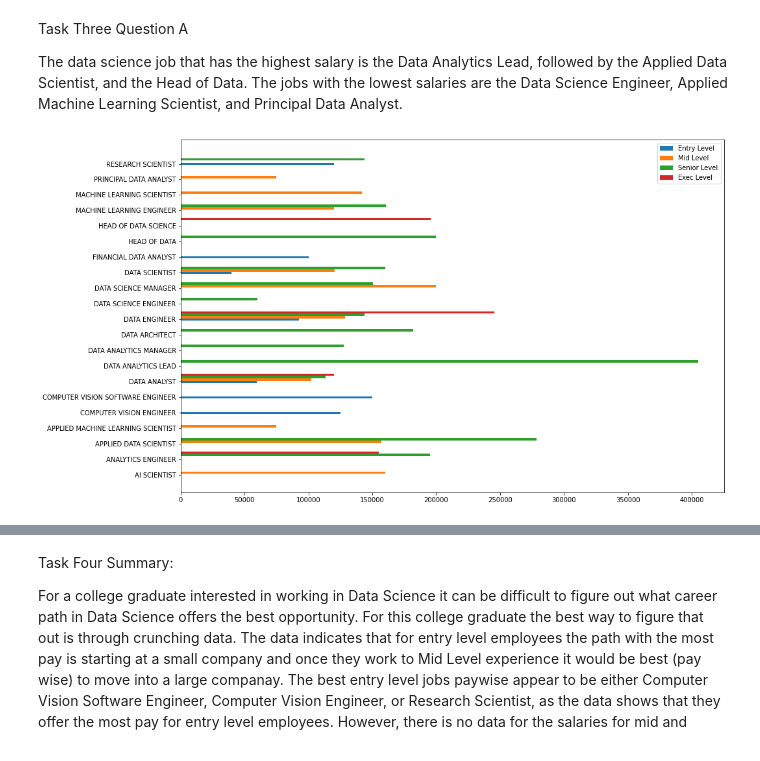
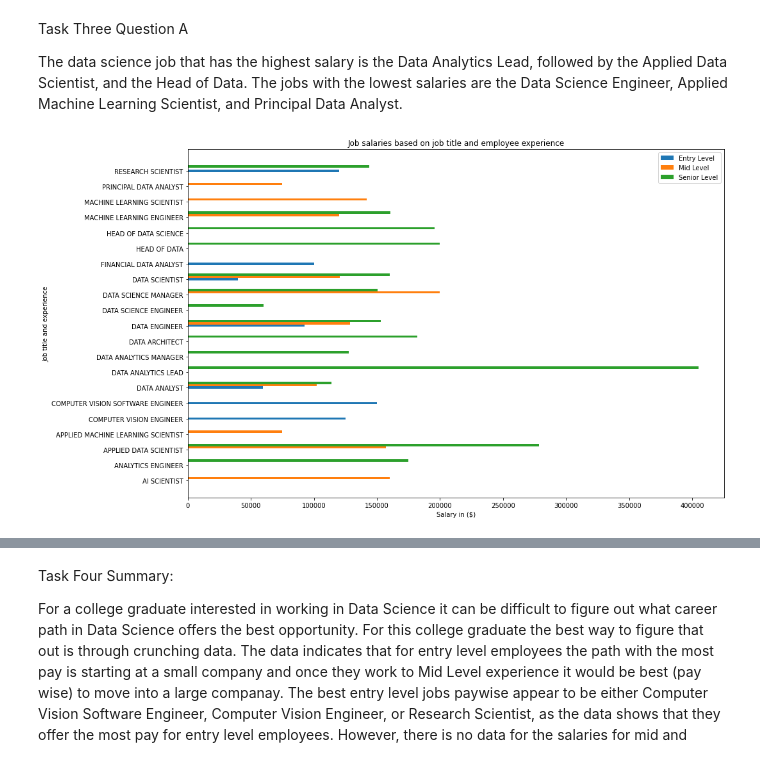
Before and after one commit to alexofceaser85/ProjectOne, a Jupyter notebook: ProjectOne.ipynb, the cells around one changed output, grey strips where cells are left out. Cells and saved outputs as stored; diff of their text form; code cells hidden in the pictures.

```diff
--- a/ProjectOne.ipynb
+++ b/ProjectOne.ipynb
@@ -44,8 +44,8 @@ This is a dataset of job salaries for various data science jobs. This dataset is
 # %%
 #Task Two Clean the Data
 
-# EN = Entry Level, MI = Mid Level, SE = Senior Level, EX = Executive
-valid_values_for_experience_level = ['EN', 'MI', 'SE', 'EX']
+# EN = Entry Level, MI = Mid Level, SE = Senior Level
+valid_values_for_experience_level = ['EN', 'MI', 'SE']
 # S = Small Company, M = Medium Company, L = Large Company
 valid_values_for_company_size = ['S', 'M', 'L']
 
@@ -71,6 +71,9 @@ salaries['job_title'] = salaries['job_title'].str.upper()
 salaries['experience_level'] = salaries['experience_level'].str.upper()
 salaries['company_size'] = salaries['company_size'].str.upper()
 
+# Merge Executive Level and Senior Level
+salaries['experience_level'] = salaries['experience_level'].replace('EX', 'SE')
+
 # Remove incorrect inputs
 salaries = salaries[salaries['experience_level'].isin(valid_values_for_experience_level)]
 salaries = salaries[salaries['company_size'].isin(valid_values_for_company_size)]
@@ -124,35 +130,35 @@ aggregated_salaries_by_job_title_and_experience = salary_job_titles_and_experien
 # Fills in any missing values with a zero salary
 for title in job_titles:
     salaries_for_job_title = aggregated_salaries_by_job_title_and_experience.where(aggregated_salaries_by_job_title_and_experience['job_title'] == title).dropna()
     for experience_level in valid_values_for_experience_level:
         if not salaries_for_job_title['experience_level'].isin([experience_level]).any():
             aggregated_salaries_by_job_title_and_experience.loc[len(aggregated_salaries_by_job_title_and_experience.index)] = [title, experience_level, 0]
 
 #Gets salaries for respective experience levels
 entry_level_salaries = aggregated_salaries_by_job_title_and_experience[aggregated_salaries_by_job_title_and_experience['experience_level'] == valid_values_for_experience_level[0]]
 mid_level_salaries = aggregated_salaries_by_job_title_and_experience[aggregated_salaries_by_job_title_and_experience['experience_level'] == valid_values_for_experience_level[1]]
 senior_level_salaries = aggregated_salaries_by_job_title_and_experience[aggregated_salaries_by_job_title_and_experience['experience_level'] == valid_values_for_experience_level[2]]
-executive_level_salaries = aggregated_salaries_by_job_title_and_experience[aggregated_salaries_by_job_title_and_experience['experience_level'] == valid_values_for_experience_level[3]]
 
 #Sorts the salaries for display
 entry_level_salaries = entry_level_salaries.sort_values(by='job_title')
 mid_level_salaries = mid_level_salaries.sort_values(by='job_title')
 senior_level_salaries = senior_level_salaries.sort_values(by='job_title')
-executive_level_salaries = executive_level_salaries.sort_values(by='job_title')
 job_titles = job_titles.sort_values()
 
 y_axis = np.arange(len(job_titles))
 barWidth = .15
 
 plt.figure(figsize=(15, 10))
 plt.barh(y_axis, entry_level_salaries['salary_in_usd'], label='Entry Level', height=barWidth)
 plt.barh(y_axis + barWidth, mid_level_salaries['salary_in_usd'], label='Mid Level', height=barWidth)
 plt.barh(y_axis + barWidth * 2, senior_level_salaries['salary_in_usd'], label='Senior Level', height=barWidth)
-plt.barh(y_axis + barWidth * 3, executive_level_salaries['salary_in_usd'], label='Exec Level', height=barWidth)
 
+plt.title('Job salaries based on job title and employee experience')
+plt.ylabel('Job title and experience')
+plt.xlabel('Salary in ($)')
 plt.legend()
 plt.yticks(y_axis, job_titles)
 plt.show()
 # %% [output]
-[figure, old version]
+[figure, new version]
 # %% [markdown]
```
Also changed, not shown: parts of 5 cells of this notebook.
